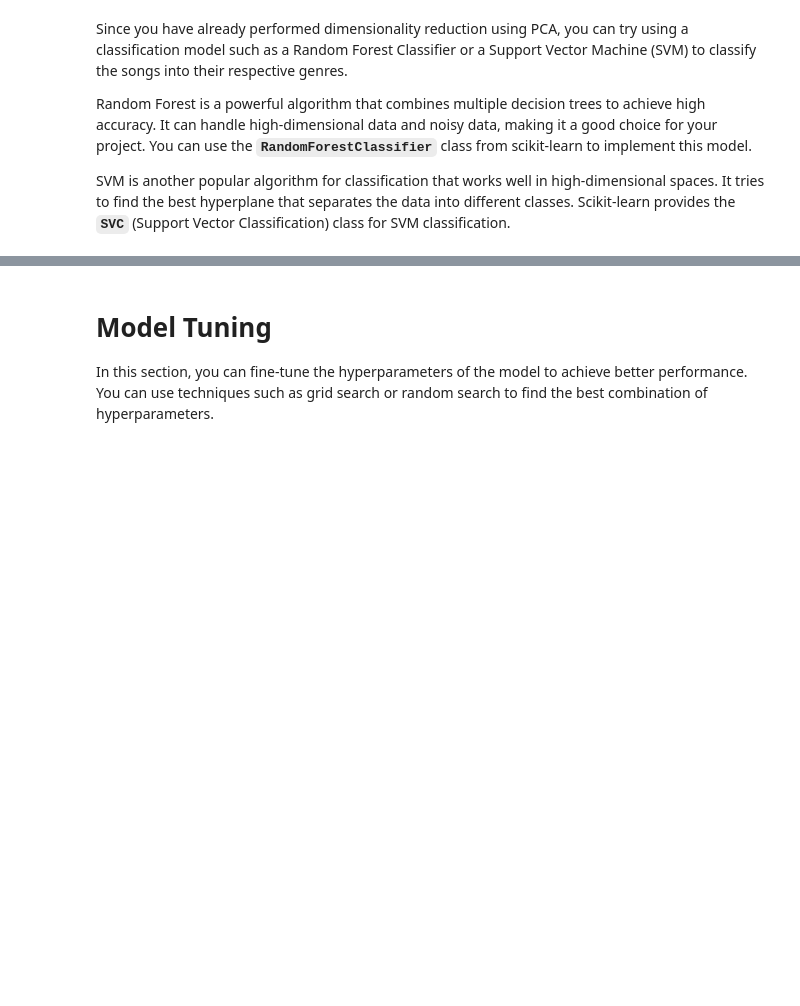
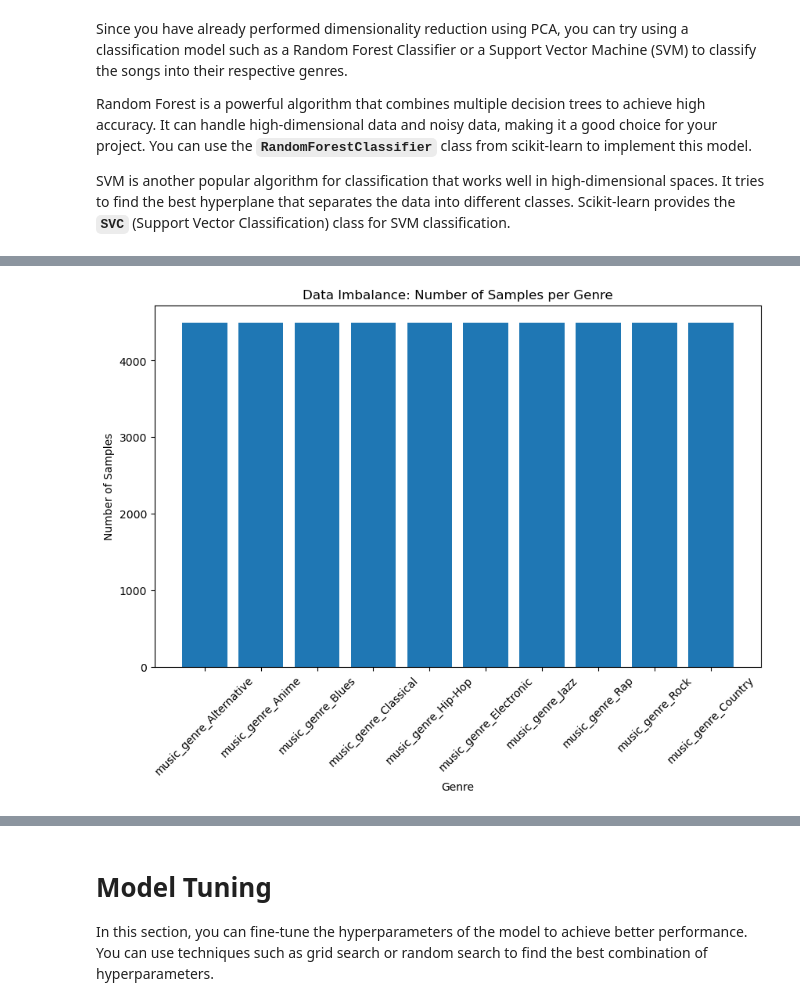
Before and after one commit to Aya0813/Jupyter, a Jupyter notebook: Capstone_Project_FML.ipynb, the cells around one changed output, grey strips where cells are left out. Cells and saved outputs as stored; diff of their text form; code cells hidden in the pictures; blank space fills up the shorter version.

```diff
--- a/Capstone_Project_FML.ipynb
+++ b/Capstone_Project_FML.ipynb
@@ -455,0 +416,5 @@ dtype: int64
+# %%
+# Drop music genre columns
+target_columns = ['music_genre_Alternative', 'music_genre_Anime', 'music_genre_Blues','music_genre_Classical', 'music_genre_Hip-Hop','music_genre_Electronic', 'music_genre_Jazz', 'music_genre_Rap', 'music_genre_Rock' , 'music_genre_Country']
+X = df_encoded.drop(columns=target_columns)
+X.shape
@@ -455,0 +500,14 @@ dtype: int64
+# %%
+# Projecting the data
+
+# fit PCA model
+pca = PCA(n_components=4)
+pca.fit(X)
+
+# project data onto first 2 principal components
+X_proj = pca.transform(X)[:, :4]
+
+# calculate variance explained by first 4 principal components
+variance_explained = np.sum(pca.explained_variance_ratio_[:4])
+
+print("Variance explained by first 4 principal components:", variance_explained)
@@ -484,0 +705,7 @@ If you are not seeing clear clusters after performing PCA, it may be a good idea
+# %%
+# Compute the explained variance ratio for each principal component
+explained_var_ratio = pca.explained_variance_ratio_
+
+# Print the explained variance ratio for each principal component
+for i, var_ratio in enumerate(explained_var_ratio):
+    print(f'Explained variance ratio for principal component {i+1}: {var_ratio:.3f}')
@@ -529,0 +934,16 @@ ValueError: Found input variables with inconsistent numbers of samples: [49995,
+# %%
+import matplotlib.pyplot as plt
+
+# Count the number of samples for each genre in the training set
+genre_counts = y_train.sum(axis=0)
+
+# Plot the data imbalance
+plt.figure(figsize=(10, 6))
+plt.bar(genres, genre_counts)
+plt.title('Data Imbalance: Number of Samples per Genre')
+plt.xlabel('Genre')
+plt.ylabel('Number of Samples')
+plt.xticks(rotation=45)
+plt.show()
+# %% [output]
+[figure, added]
```
Also changed, not shown: parts of 77 cells of this notebook, 1 other file.
